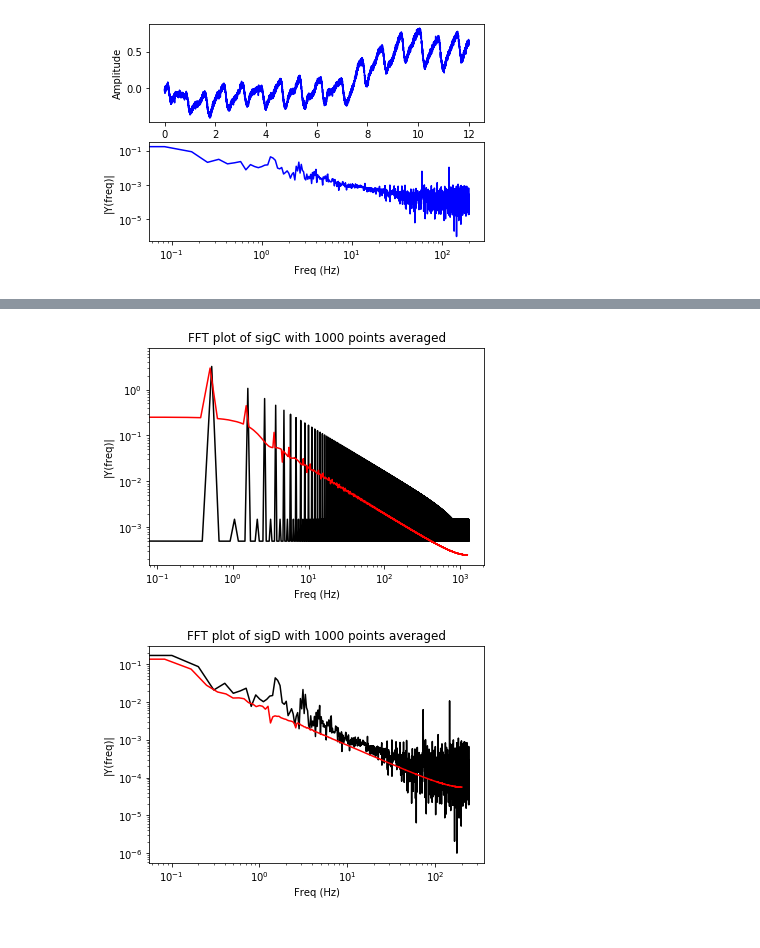
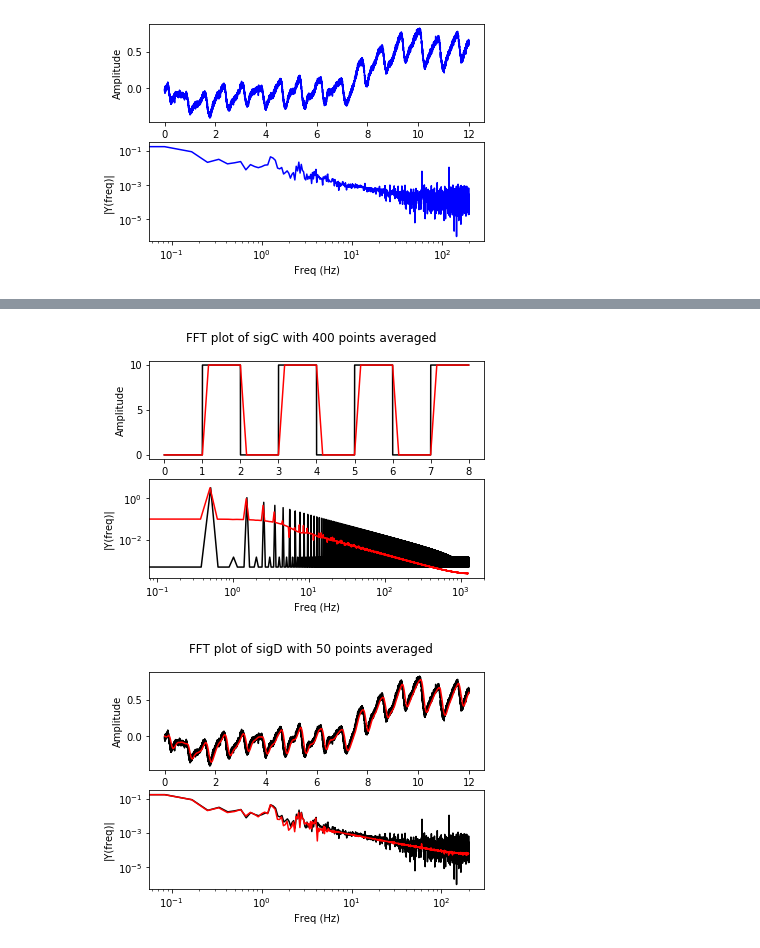
Before and after one commit to apelberg/ME433, a Jupyter notebook: HW 2/HW 2.ipynb, the cells around one changed output, grey strips where cells are left out. Cells and saved outputs as stored; diff of their text form; code cells hidden in the pictures.

```diff
--- a/HW 2/HW 2.ipynb
+++ b/HW 2/HW 2.ipynb
@@ -346,7 +350,7 @@ with open('sigB.csv') as f:
         data1.append(float(row[1])) # second column
 
 data = data1.copy()
-x = 1000
+x = 500
 newdata = []
 
 for i in range(x):
@@ -377,9 +381,14 @@ Y = np.fft.fft(y)/n # fft computing and normalization
 Y = Y[range(int(n/2))]
 
 
-plt.loglog(frq,abs(Y),'black') # plotting the fft
-plt.xlabel('Freq (Hz)')
-plt.ylabel('|Y(freq)|')
+fig, (ax1, ax2) = plt.subplots(2, 1)
+fig.suptitle('FFT plot of sigB with ' + str(x) + ' points averaged')
+ax1.plot(t,y,'black')
+ax1.set_xlabel('Time')
+ax1.set_ylabel('Amplitude')
+ax2.loglog(frq,abs(Y),'black') # plotting the fft
+ax2.set_xlabel('Freq (Hz)')
+ax2.set_ylabel('|Y(freq)|')
 
 
 # plotting the new sample FFT
@@ -400,7 +409,11 @@ Y = np.fft.fft(y)/n # fft computing and normalization
 Y = Y[range(int(n/2))]
 
 
-plt.loglog(frq,abs(Y),'red') # plotting the fft
-plt.title('FFT plot of sigB with ' + str(x) + ' points averaged')
+ax1.plot(t,y,'r')
+ax1.set_xlabel('Time')
+ax1.set_ylabel('Amplitude')
+ax2.loglog(frq,abs(Y),'r') # plotting the fft
+ax2.set_xlabel('Freq (Hz)')
+ax2.set_ylabel('|Y(freq)|')
 plt.show()
 # %% [output]
@@ -420,7 +439,7 @@ with open('sigC.csv') as f:
         data1.append(float(row[1])) # second column
 
 data = data1.copy()
-x = 1000
+x = 400
 newdata = []
 
 for i in range(x):
@@ -446,39 +465,48 @@ n = len(y) # length of the signal
 k = np.arange(n)
 T = n/Fs
 frq = k/T # two sides frequency range
 frq = frq[range(int(n/2))] # one side frequency range
 Y = np.fft.fft(y)/n # fft computing and normalization
 Y = Y[range(int(n/2))]
 
 
-plt.loglog(frq,abs(Y),'black') # plotting the fft
-plt.xlabel('Freq (Hz)')
-plt.ylabel('|Y(freq)|')
+fig, (ax1, ax2) = plt.subplots(2, 1)
+fig.suptitle('FFT plot of sigC with ' + str(x) + ' points averaged')
+ax1.plot(t,y,'black')
+ax1.set_xlabel('Time')
+ax1.set_ylabel('Amplitude')
+ax2.loglog(frq,abs(Y),'black') # plotting the fft
+ax2.set_xlabel('Freq (Hz)')
+ax2.set_ylabel('|Y(freq)|')
 
 
 # plotting the new sample FFT
 samplerate = len(newdata)/t[-1]
 
 # FFT for sigC
 
 Fs = samplerate # sample rate
 Ts = 1.0/Fs; # sampling interval
 ts = np.arange(0,t[-1],Ts) # time vector
 y = newdata # the data to make the fft from
 n = len(y) # length of the signal
 k = np.arange(n)
 T = n/Fs
 frq = k/T # two sides frequency range
 frq = frq[range(int(n/2))] # one side frequency range
 Y = np.fft.fft(y)/n # fft computing and normalization
 Y = Y[range(int(n/2))]
 
 
-plt.loglog(frq,abs(Y),'red') # plotting the fft
-plt.title('FFT plot of sigC with ' + str(x) + ' points averaged')
+ax1.plot(t,y,'r')
+ax1.set_xlabel('Time')
+ax1.set_ylabel('Amplitude')
+ax2.loglog(frq,abs(Y),'r') # plotting the fft
+ax2.set_xlabel('Freq (Hz)')
+ax2.set_ylabel('|Y(freq)|')
 plt.show()
 # %% [output]
-[figure, old version]
+[figure, new version]
 # %%
 # Low pass filter sigD
 
@@ -494,7 +522,7 @@ with open('sigD.csv') as f:
         data1.append(float(row[1])) # second column
 
 data = data1.copy()
-x = 1000
+x = 50
 newdata = []
 
 for i in range(x):
@@ -525,10 +553,14 @@ Y = np.fft.fft(y)/n # fft computing and normalization
 Y = Y[range(int(n/2))]
 
 
-plt.loglog(frq,abs(Y),'black') # plotting the fft
-plt.xlabel('Freq (Hz)')
-plt.ylabel('|Y(freq)|')
-
+fig, (ax1, ax2) = plt.subplots(2, 1)
+fig.suptitle('FFT plot of sigD with ' + str(x) + ' points averaged')
+ax1.plot(t,y,'black')
+ax1.set_xlabel('Time')
+ax1.set_ylabel('Amplitude')
+ax2.loglog(frq,abs(Y),'black') # plotting the fft
+ax2.set_xlabel('Freq (Hz)')
+ax2.set_ylabel('|Y(freq)|')
 
 # plotting the new sample FFT
 samplerate = len(newdata)/t[-1]
@@ -548,8 +580,12 @@ Y = np.fft.fft(y)/n # fft computing and normalization
 Y = Y[range(int(n/2))]
 
 
-plt.loglog(frq,abs(Y),'red') # plotting the fft
-plt.title('FFT plot of sigD with ' + str(x) + ' points averaged')
+ax1.plot(t,y,'r')
+ax1.set_xlabel('Time')
+ax1.set_ylabel('Amplitude')
+ax2.loglog(frq,abs(Y),'r') # plotting the fft
+ax2.set_xlabel('Freq (Hz)')
+ax2.set_ylabel('|Y(freq)|')
 plt.show()
 # %% [output]
-[figure, old version]
+[figure, new version]
```
Also changed, not shown: parts of 15 cells of this notebook, 3 other files.
